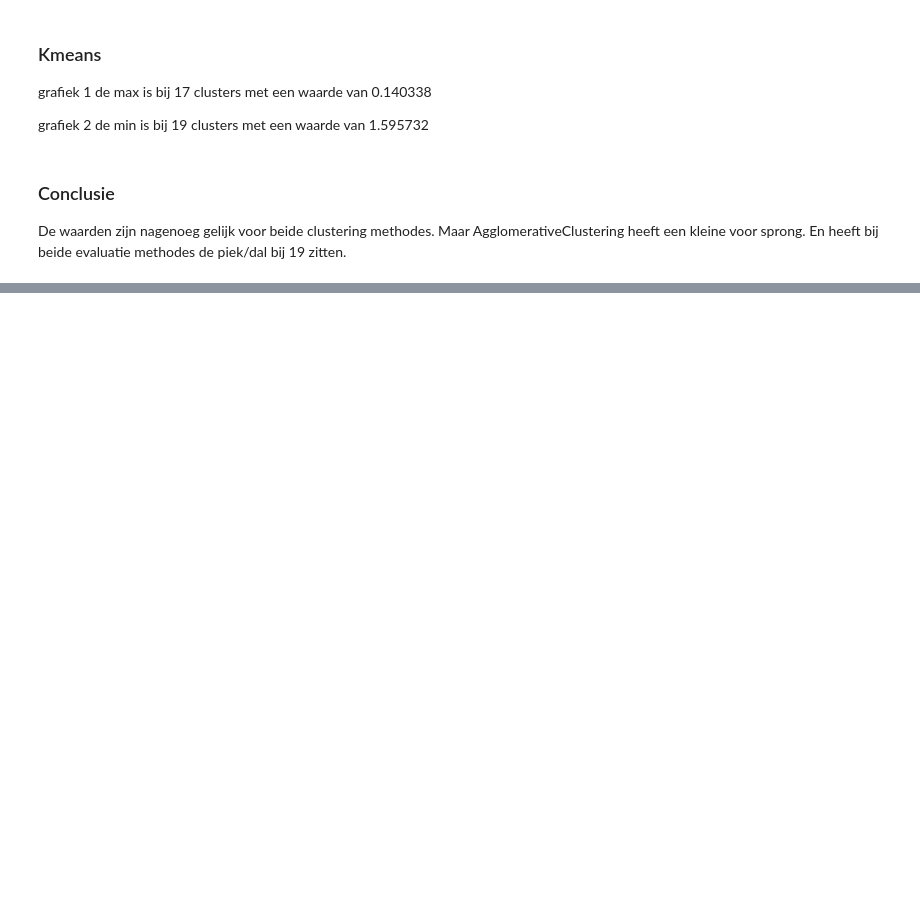
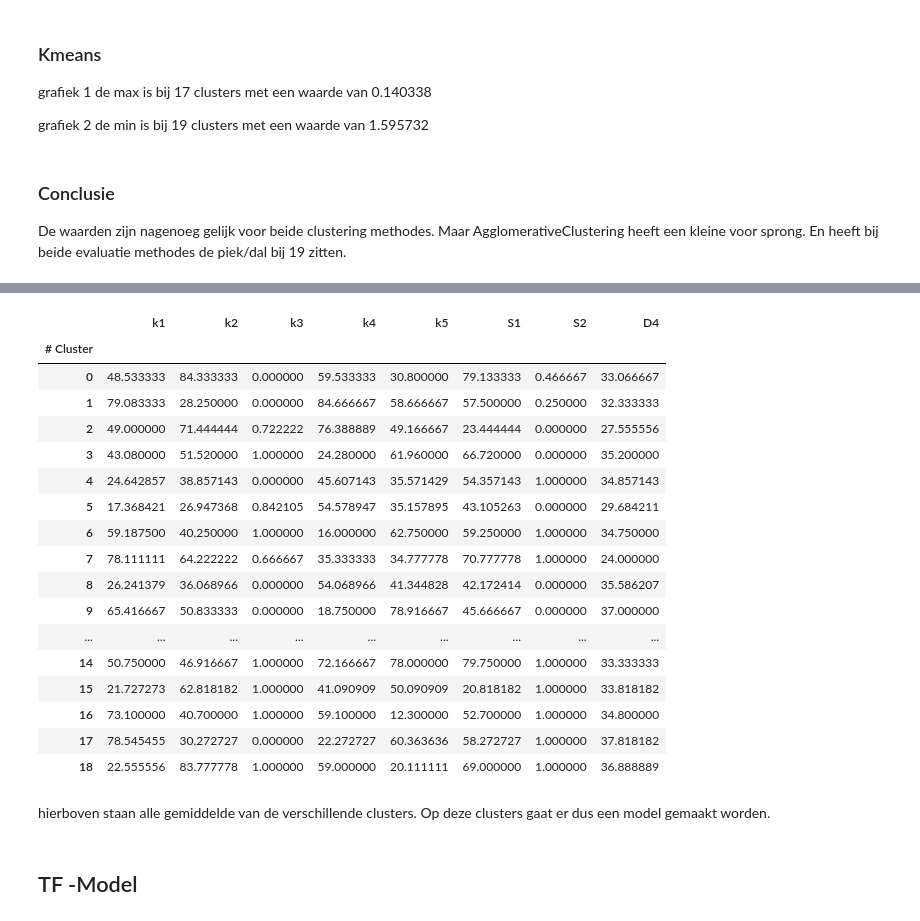
Before and after one commit to annevogel13/Smartie, a Jupyter notebook: TF-Model/TF-Model_V1.ipynb, the cells around one changed output, grey strips where cells are left out. Cells and saved outputs as stored; diff of their text form; code cells hidden in the pictures; blank space fills up the shorter version.

Commit message:
clustering methode 19 clusters

```diff
--- a/TF-Model/TF-Model_V1.ipynb
+++ b/TF-Model/TF-Model_V1.ipynb
@@ -227,0 +243,27 @@ df
+# %%
+df["# Cluster"] = data["Cluster #"]
+df_grouped = df.groupby(by = ["# Cluster"]).mean()
+df_grouped
+# %% [output]
+|  | k1 | k2 | k3 | k4 | k5 | S1 | S2 | D4 |
+| # Cluster |  |  |  |  |  |  |  |  |
+| 0 | 48.533333 | 84.333333 | 0.000000 | 59.533333 | 30.800000 | 79.133333 | 0.466667 | 33.066667 |
+| 1 | 79.083333 | 28.250000 | 0.000000 | 84.666667 | 58.666667 | 57.500000 | 0.250000 | 32.333333 |
+| 2 | 49.000000 | 71.444444 | 0.722222 | 76.388889 | 49.166667 | 23.444444 | 0.000000 | 27.555556 |
+| 3 | 43.080000 | 51.520000 | 1.000000 | 24.280000 | 61.960000 | 66.720000 | 0.000000 | 35.200000 |
+| 4 | 24.642857 | 38.857143 | 0.000000 | 45.607143 | 35.571429 | 54.357143 | 1.000000 | 34.857143 |
+| 5 | 17.368421 | 26.947368 | 0.842105 | 54.578947 | 35.157895 | 43.105263 | 0.000000 | 29.684211 |
+| 6 | 59.187500 | 40.250000 | 1.000000 | 16.000000 | 62.750000 | 59.250000 | 1.000000 | 34.750000 |
+| 7 | 78.111111 | 64.222222 | 0.666667 | 35.333333 | 34.777778 | 70.777778 | 1.000000 | 24.000000 |
+| 8 | 26.241379 | 36.068966 | 0.000000 | 54.068966 | 41.344828 | 42.172414 | 0.000000 | 35.586207 |
+| 9 | 65.416667 | 50.833333 | 0.000000 | 18.750000 | 78.916667 | 45.666667 | 0.000000 | 37.000000 |
+| ... | ... | ... | ... | ... | ... | ... | ... | ... |
+| 14 | 50.750000 | 46.916667 | 1.000000 | 72.166667 | 78.000000 | 79.750000 | 1.000000 | 33.333333 |
+| 15 | 21.727273 | 62.818182 | 1.000000 | 41.090909 | 50.090909 | 20.818182 | 1.000000 | 33.818182 |
+| 16 | 73.100000 | 40.700000 | 1.000000 | 59.100000 | 12.300000 | 52.700000 | 1.000000 | 34.800000 |
+| 17 | 78.545455 | 30.272727 | 0.000000 | 22.272727 | 60.363636 | 58.272727 | 1.000000 | 37.818182 |
+| 18 | 22.555556 | 83.777778 | 1.000000 | 59.000000 | 20.111111 | 69.000000 | 1.000000 | 36.888889 |
+# %% [markdown]
+hierboven staan alle gemiddelde van de verschillende clusters. Op deze clusters gaat er dus een model gemaakt worden.
+# %% [markdown]
+## TF -Model
```
Also changed, not shown: parts of 11 cells of this notebook.
